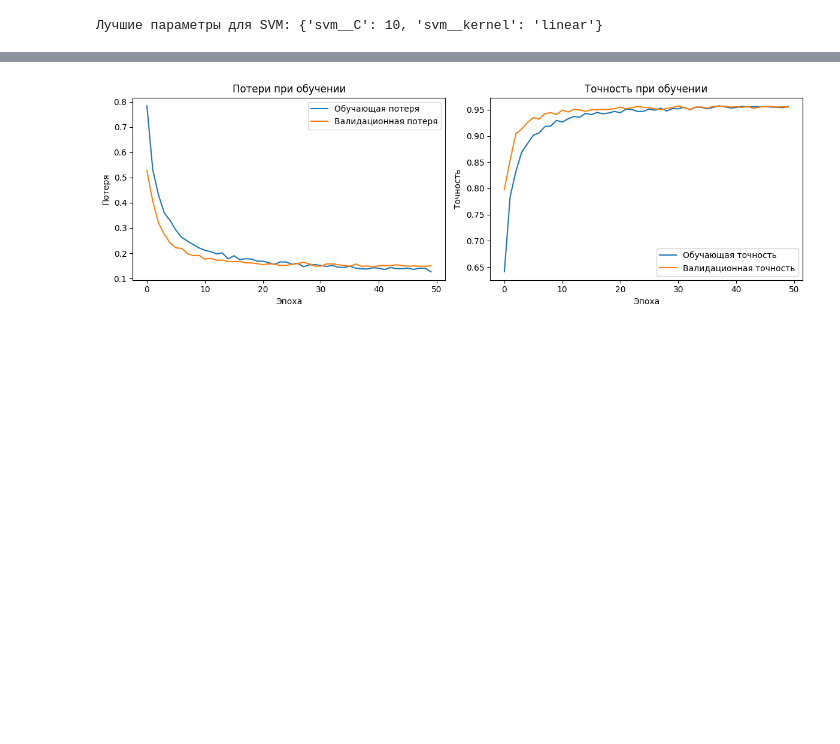
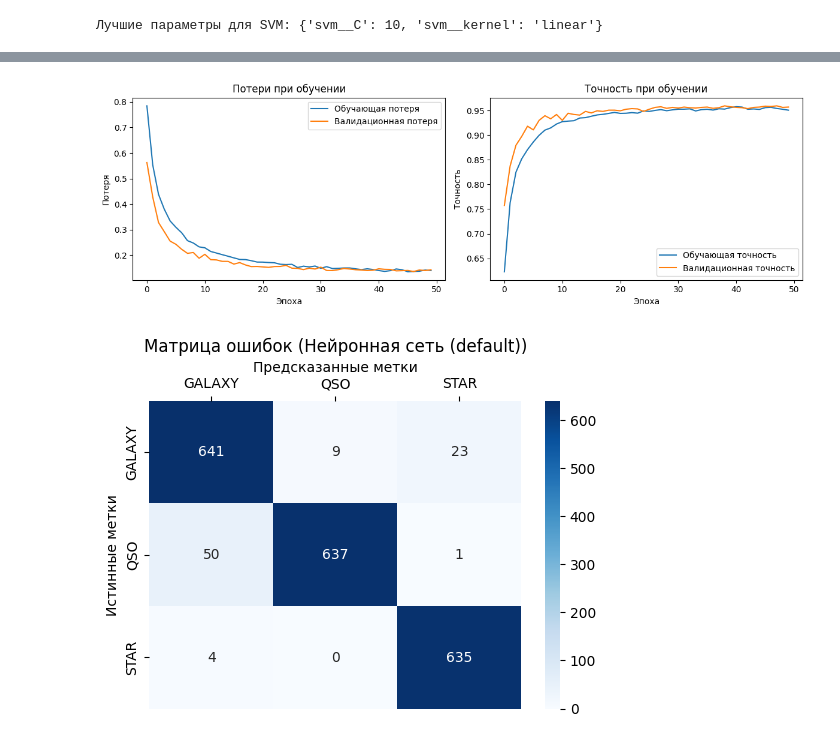
Before and after one commit to DaryaBorovinskaya/ML_lab3, a Jupyter notebook: lab3.ipynb, the cells around one changed output, grey strips where cells are left out. Drawn from its saved outputs; the diff is of its cells as text; code cells hidden in the pictures; blank space fills up the shorter version.

```diff
--- a/lab3.ipynb
+++ b/lab3.ipynb
@@ -192,12 +271,12 @@ df = df.drop(columns=columns_to_drop)
 X = df.drop('class_num', axis=1)
 y = df['class_num']
 
-numeric_features = ['alpha', 'delta', 'u', 'g', 'r', 'i', 'z', 'redshift', 'plate', 'MJD']
+numeric_features = ['alpha', 'delta', 'u', 'g', 'r', 'i', 'z', 'redshift']
 categorical_features = ['cam_col']
 
 preprocessor = ColumnTransformer(
     transformers=[
-        ('num', 'passthrough', numeric_features),
+        ('num', StandardScaler(), numeric_features),
         ('cat', OneHotEncoder(handle_unknown='ignore', sparse_output=False), categorical_features)
     ]
 )
@@ -402,7 +594,7 @@ plt.show()
 # %%
 pipe_best = Pipeline([
     ('binarizer', Binarizer(threshold=0.5)),
-    ('bnb', BernoulliNB(alpha=0.01))
+    ('bnb', BernoulliNB(alpha=2.0))
 ])
 
 pipe_best.fit(X_train, y_train)
@@ -423,6 +615,23 @@ results.append({
 
 print("\nClassification Report (test, best params):")
 print(classification_report(y_test, y_test_pred_best, digits=4))
+
+
+y_test_generic = y_test
+y_pred_generic = y_test_pred_best
+model_name = "BernoulliNB (best)"
+label_encoder = le
+cm = confusion_matrix(y_test_generic, y_pred_generic)
+plt.figure(figsize=(6, 4))
+sns.heatmap(cm, annot=True, fmt='d', cmap='Blues',
+            xticklabels=label_encoder.classes_, yticklabels=label_encoder.classes_)
+plt.xticks(rotation=0)
+plt.gca().xaxis.tick_top()
+plt.gca().xaxis.set_label_position('top')
+plt.xlabel('Предсказанные метки')
+plt.ylabel('Истинные метки')
+plt.title(f'Матрица ошибок ({model_name})')
+plt.show()
 # %% [output]
 Наивный Байесовский классификатор (BernoulliNB, best)
 === Метрики для обучающего множества ===
@@ -917,10 +1343,7 @@ results.append({
 print("\nClassification Report (test, default):")
 print(classification_report(y_test, y_test_pred_classes, digits=4))
 
-
-
 plt.figure(figsize=(12, 4))
-
 plt.subplot(1, 2, 1)
 plt.plot(history.history['loss'], label='Обучающая потеря')
 plt.plot(history.history['val_loss'], label='Валидационная потеря')
@@ -928,7 +1351,6 @@ plt.title('Потери при обучении')
 plt.xlabel('Эпоха')
 plt.ylabel('Потеря')
 plt.legend()
-
 plt.subplot(1, 2, 2)
 plt.plot(history.history['accuracy'], label='Обучающая точность')
 plt.plot(history.history['val_accuracy'], label='Валидационная точность')
@@ -936,8 +1358,24 @@ plt.title('Точность при обучении')
 plt.xlabel('Эпоха')
 plt.ylabel('Точность')
 plt.legend()
-
 plt.tight_layout()
 plt.show()
+
+
+y_test_generic = y_test
+y_pred_generic = y_test_pred_classes
+model_name = "Нейронная сеть (default)"
+label_encoder = le
+cm = confusion_matrix(y_test_generic, y_pred_generic)
+plt.figure(figsize=(6, 4))
+sns.heatmap(cm, annot=True, fmt='d', cmap='Blues',
+            xticklabels=label_encoder.classes_, yticklabels=label_encoder.classes_)
+plt.xticks(rotation=0)
+plt.gca().xaxis.tick_top()
+plt.gca().xaxis.set_label_position('top')
+plt.xlabel('Предсказанные метки')
+plt.ylabel('Истинные метки')
+plt.title(f'Матрица ошибок ({model_name})')
+plt.show()
 # %% [output]
 Epoch 1/50
@@ -960 +1398,2 @@ weighted avg     0.9555    0.9545    0.9546      2000
-[figure, old version]
+[figure, new version]
+[figure, added]
```
Also changed, not shown: parts of 70 cells of this notebook, 6 other files.
